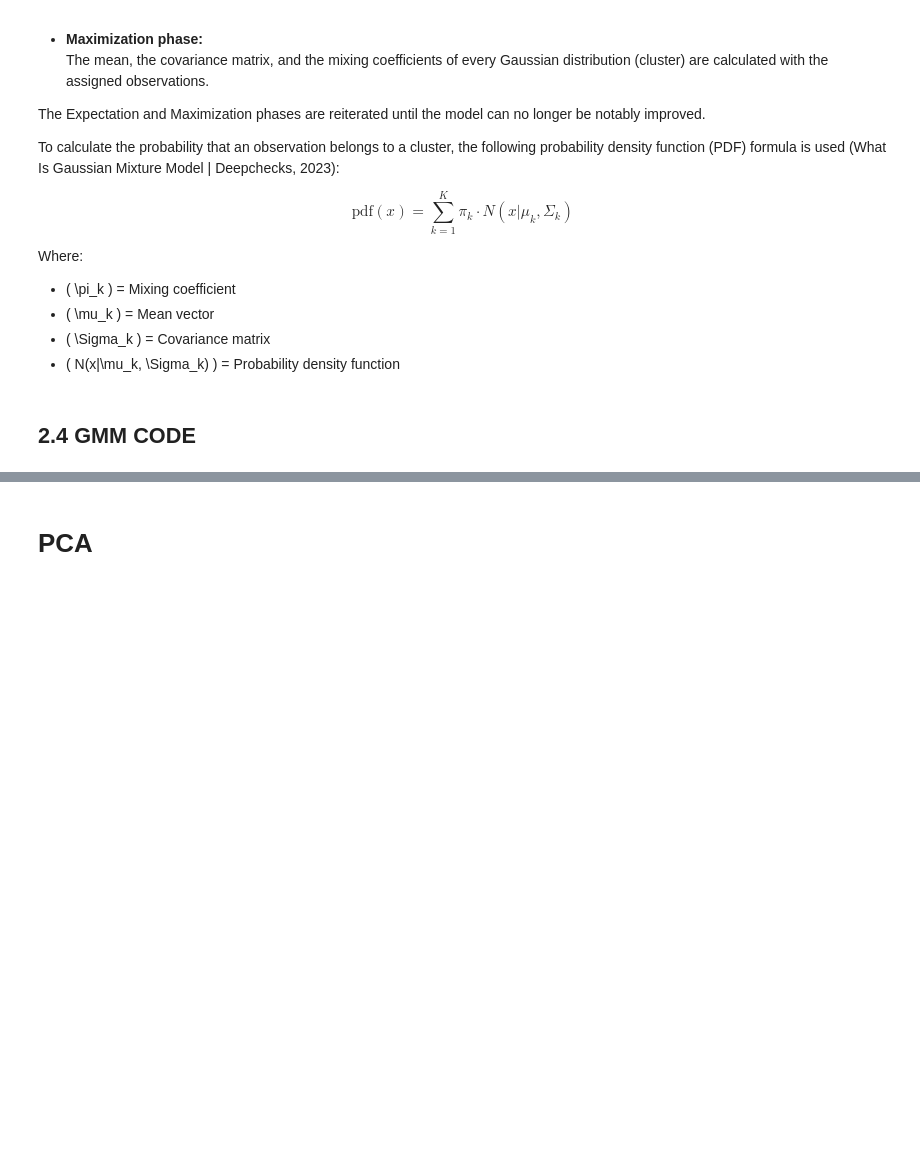
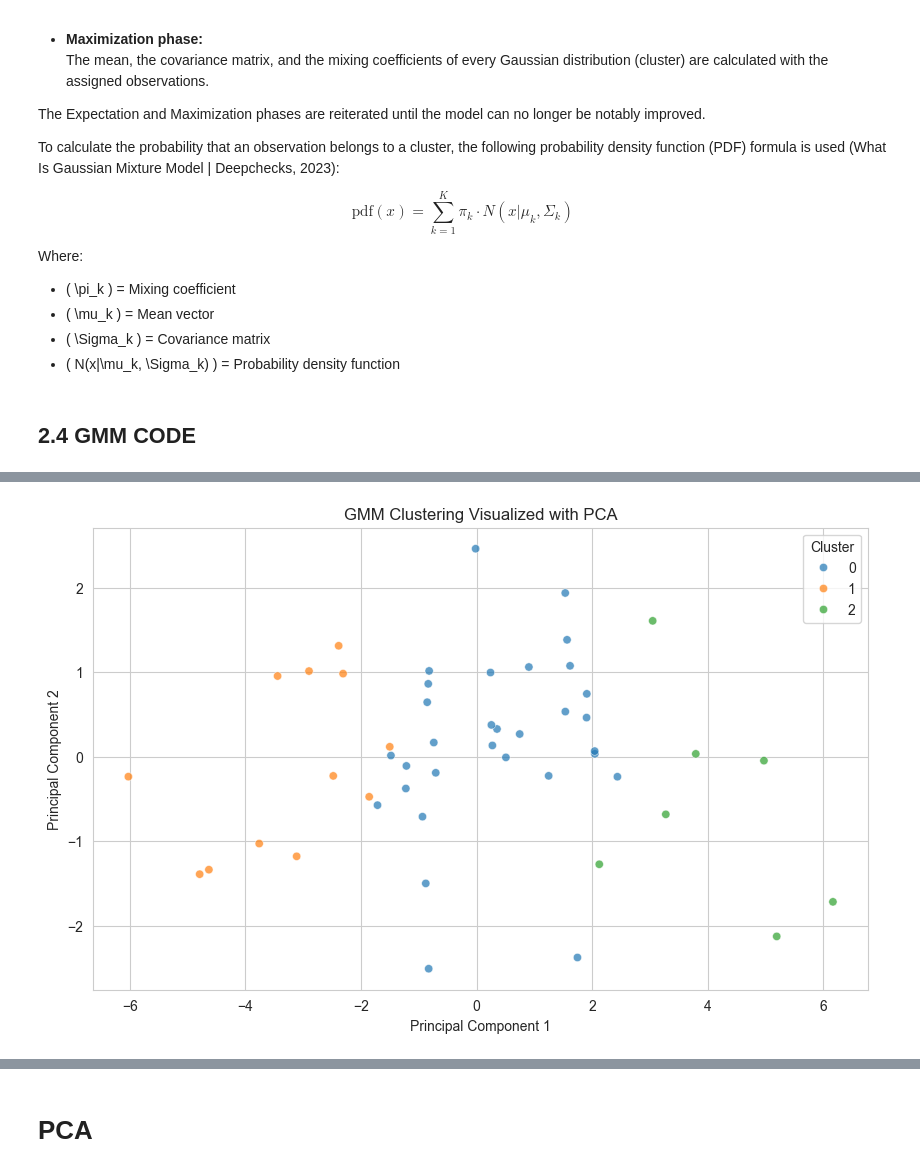
Before and after one commit to Akshay22087249/TurboAdventure, a Jupyter notebook: Main.ipynb, the cells around one changed output, grey strips where cells are left out. Drawn from its saved outputs; the diff is of its cells as text; code cells hidden in the pictures; blank space fills up the shorter version.

```diff
--- a/Main.ipynb
+++ b/Main.ipynb
@@ -1159,0 +1183,15 @@ NameError: name 'GaussianMixture' is not defined
+# %%
+# Reduce features to 2 dimensions for visualization
+pca = PCA(n_components=2)
+labeled_df["PCA1"], labeled_df["PCA2"] = pca.fit_transform(labeled_df[feature_columns]).T
+
+# Scatter plot of clusters
+plt.figure(figsize=(10, 6))
+sns.scatterplot(x="PCA1", y="PCA2", hue=labeled_df["Cluster"], palette="tab10", data=labeled_df, alpha=0.7)
+plt.title("GMM Clustering Visualized with PCA")
+plt.xlabel("Principal Component 1")
+plt.ylabel("Principal Component 2")
+plt.legend(title="Cluster")
+plt.show()
+# %% [output]
+[figure, added]
```
Also changed, not shown: parts of 10 cells of this notebook, 1 other file.
